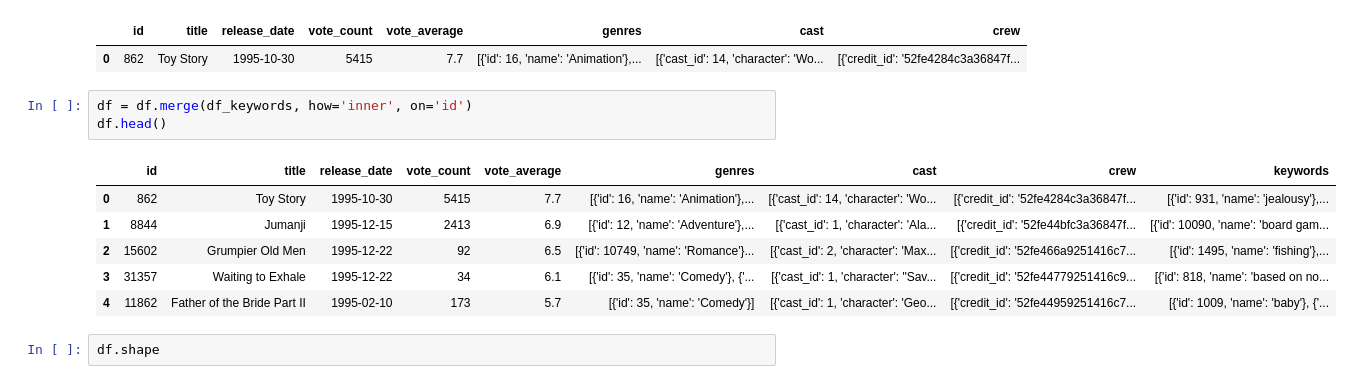
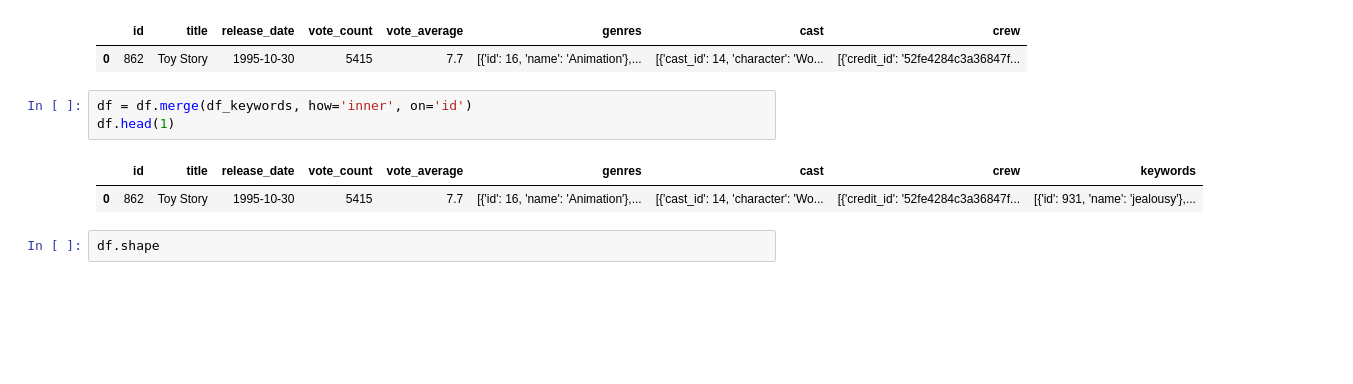
Before and after one commit to denissotnikov4/movie-recommender-systems, a Jupyter notebook: content_recommendation_system.ipynb, the cells around one changed output. Saved outputs shown, nothing was run; the diff lists cells and outputs as text; blank space fills up the shorter version.

```diff
--- a/content_recommendation_system.ipynb
+++ b/content_recommendation_system.ipynb
@@ -102,14 +102,10 @@ df.head(1)
 | 0 | 862 | Toy Story | 1995-10-30 | 5415 | 7.7 | [{'id': 16, 'name': 'Animation'},... | [{'cast_id': 14, 'character': 'Wo... | [{'credit_id': '52fe4284c3a36847f... |
 # %%
 df = df.merge(df_keywords, how='inner', on='id')
-df.head()
+df.head(1)
 # %% [output]
 |  | id | title | release_date | vote_count | vote_average | genres | cast | crew | keywords |
 | 0 | 862 | Toy Story | 1995-10-30 | 5415 | 7.7 | [{'id': 16, 'name': 'Animation'},... | [{'cast_id': 14, 'character': 'Wo... | [{'credit_id': '52fe4284c3a36847f... | [{'id': 931, 'name': 'jealousy'},... |
-| 1 | 8844 | Jumanji | 1995-12-15 | 2413 | 6.9 | [{'id': 12, 'name': 'Adventure'},... | [{'cast_id': 1, 'character': 'Ala... | [{'credit_id': '52fe44bfc3a36847f... | [{'id': 10090, 'name': 'board gam... |
-| 2 | 15602 | Grumpier Old Men | 1995-12-22 | 92 | 6.5 | [{'id': 10749, 'name': 'Romance'}... | [{'cast_id': 2, 'character': 'Max... | [{'credit_id': '52fe466a9251416c7... | [{'id': 1495, 'name': 'fishing'},... |
-| 3 | 31357 | Waiting to Exhale | 1995-12-22 | 34 | 6.1 | [{'id': 35, 'name': 'Comedy'}, {'... | [{'cast_id': 1, 'character': "Sav... | [{'credit_id': '52fe44779251416c9... | [{'id': 818, 'name': 'based on no... |
-| 4 | 11862 | Father of the Bride Part II | 1995-02-10 | 173 | 5.7 | [{'id': 35, 'name': 'Comedy'}] | [{'cast_id': 1, 'character': 'Geo... | [{'credit_id': '52fe44959251416c7... | [{'id': 1009, 'name': 'baby'}, {'... |
 # %%
 df.shape
 # %% [output]
```
Also changed, not shown: parts of 9 cells of this notebook.
